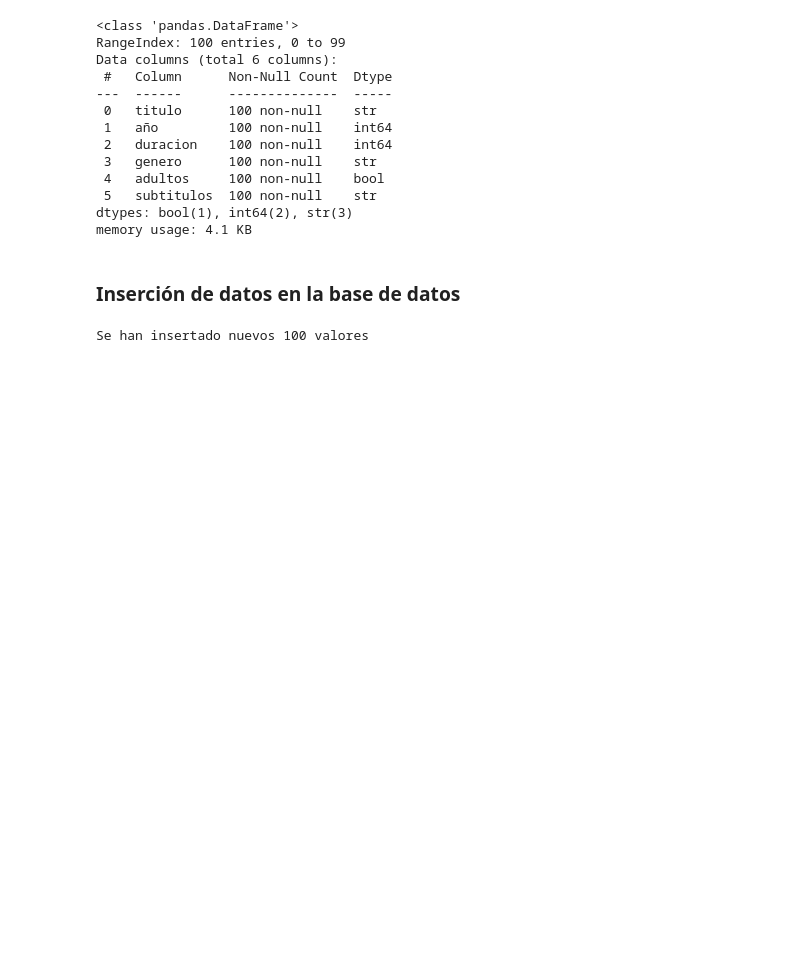
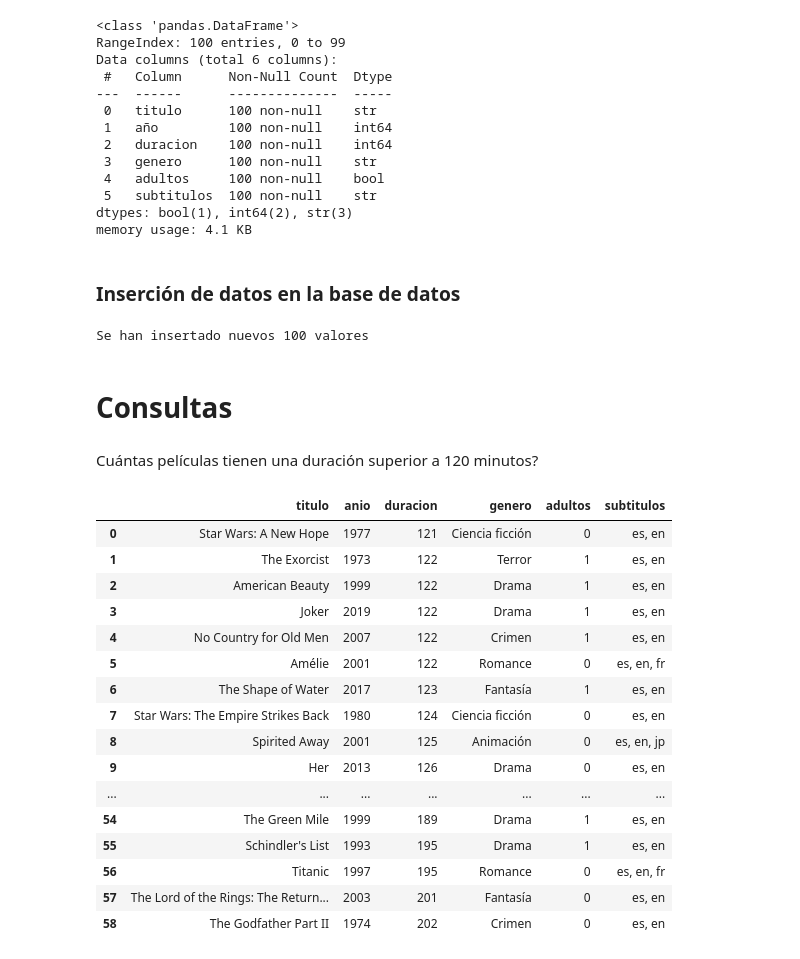
Before and after one commit to Adalab/bda-modulo-2-evaluacion-final-beatrizsjj, a Jupyter notebook: ejercicio-1-datos-api.ipynb, the cells around one changed output. Cells and saved outputs as stored; diff of their text form; code cells hidden in the pictures; blank space fills up the shorter version.

Commit message:
Ejemplos consulta en python ejercicio 1

```diff
--- a/ejercicio-1-datos-api.ipynb
+++ b/ejercicio-1-datos-api.ipynb
@@ -156,3 +156,37 @@ connection.commit()
 print(f"Se han insertado nuevos {cursor.rowcount} valores")
 # %% [output]
 Se han insertado nuevos 100 valores
+# %% [markdown]
+# Consultas
+# %% [markdown]
+Cuántas películas tienen una duración superior a 120 minutos?
+# %%
+query_consulta1 = '''SELECT titulo, anio, duracion, genero, adultos, subtitulos
+FROM peliculas
+WHERE duracion >120
+ORDER BY duracion;'''
+
+cursor.execute(query_consulta1)
+resultados1 = cursor.fetchall()
+columnas = cursor.column_names
+
+df_resultados1 = pd.DataFrame(resultados1,columns=columnas)
+df_resultados1
+# %% [output]
+|  | titulo | anio | duracion | genero | adultos | subtitulos |
+| 0 | Star Wars: A New Hope | 1977 | 121 | Ciencia ficción | 0 | es, en |
+| 1 | The Exorcist | 1973 | 122 | Terror | 1 | es, en |
+| 2 | American Beauty | 1999 | 122 | Drama | 1 | es, en |
+| 3 | Joker | 2019 | 122 | Drama | 1 | es, en |
+| 4 | No Country for Old Men | 2007 | 122 | Crimen | 1 | es, en |
+| 5 | Amélie | 2001 | 122 | Romance | 0 | es, en, fr |
+| 6 | The Shape of Water | 2017 | 123 | Fantasía | 1 | es, en |
+| 7 | Star Wars: The Empire Strikes Back | 1980 | 124 | Ciencia ficción | 0 | es, en |
+| 8 | Spirited Away | 2001 | 125 | Animación | 0 | es, en, jp |
+| 9 | Her | 2013 | 126 | Drama | 0 | es, en |
+| ... | ... | ... | ... | ... | ... | ... |
+| 54 | The Green Mile | 1999 | 189 | Drama | 1 | es, en |
+| 55 | Schindler's List | 1993 | 195 | Drama | 1 | es, en |
+| 56 | Titanic | 1997 | 195 | Romance | 0 | es, en, fr |
+| 57 | The Lord of the Rings: The Return... | 2003 | 201 | Fantasía | 0 | es, en |
+| 58 | The Godfather Part II | 1974 | 202 | Crimen | 0 | es, en |
```
Also changed, not shown: parts of 2 cells of this notebook.
